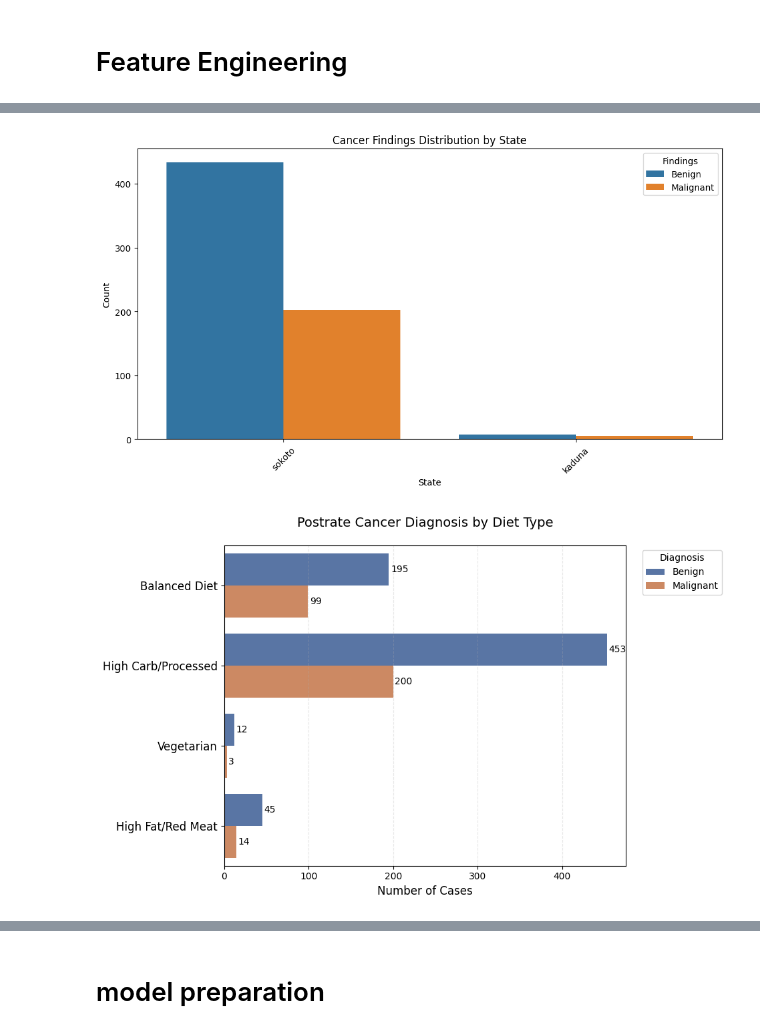
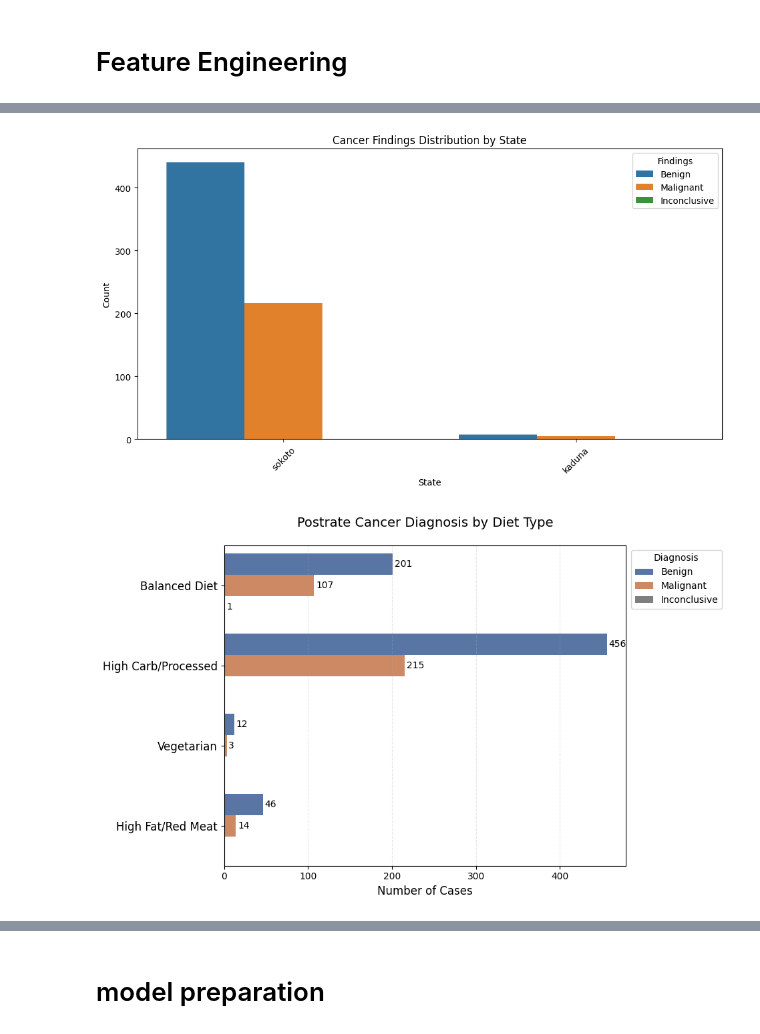
Before and after one commit to pablo9ja/NRF_work, a Jupyter notebook: post.ipynb, the cells around one changed output, grey strips where cells are left out. Cells and saved outputs as stored; diff of their text form; code cells hidden in the pictures.

```diff
--- a/post.ipynb
+++ b/post.ipynb
@@ -441,3 +441,6 @@ df3.shape
 (1021, 21)
 # %% [markdown]
 # Feature Engineering
+# %%
+df4 = pd.read_excel('merged_prostrate_cancer_data.xlsx')
+df4.head(1)
@@ -705,14 +716,14 @@ KeyError: 'state'
 # %%
 plt.figure(figsize=(12, 6))
-sns.countplot(data=df3, x='state', hue='findings', order=df3['state'].head(20).value_counts().index)
+sns.countplot(data=df4, x='state', hue='categories', order=df4['state'].head(20).value_counts().index)
 plt.title('Cancer Findings Distribution by State')
 plt.xlabel('State')
 plt.ylabel('Count')
 plt.legend(title='Findings')
 plt.xticks(rotation=45)
 plt.show()
 # %% [output]
-[figure, old version]
+[figure, new version]
 # %%
 from scipy.stats import chi2_contingency
 import matplotlib.pyplot as plt
@@ -736,9 +747,9 @@ findings_palette = {
 # Create plot
 plt.figure(figsize=(10, 6))
 ax = sns.countplot(
-    data=df3,
+    data=df4,
     y='overall_diet',
-    hue='findings',
+    hue='categories',
     order=list(diet_labels.keys()),
     palette=findings_palette
 )
@@ -764,6 +775,6 @@ plt.grid(axis='x', linestyle='--', alpha=0.3)
 plt.tight_layout()
 plt.show()
 # %% [output]
-[figure, old version]
+[figure, new version]
 # %%
 plt.figure(figsize=(10, 6))
```
Also changed, not shown: parts of 43 cells of this notebook, 6 other files.
